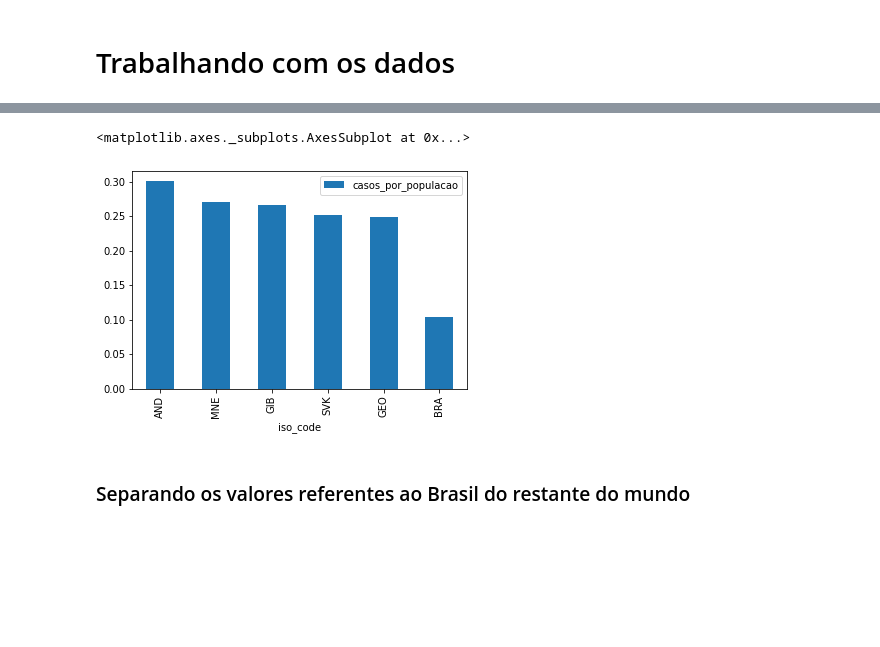
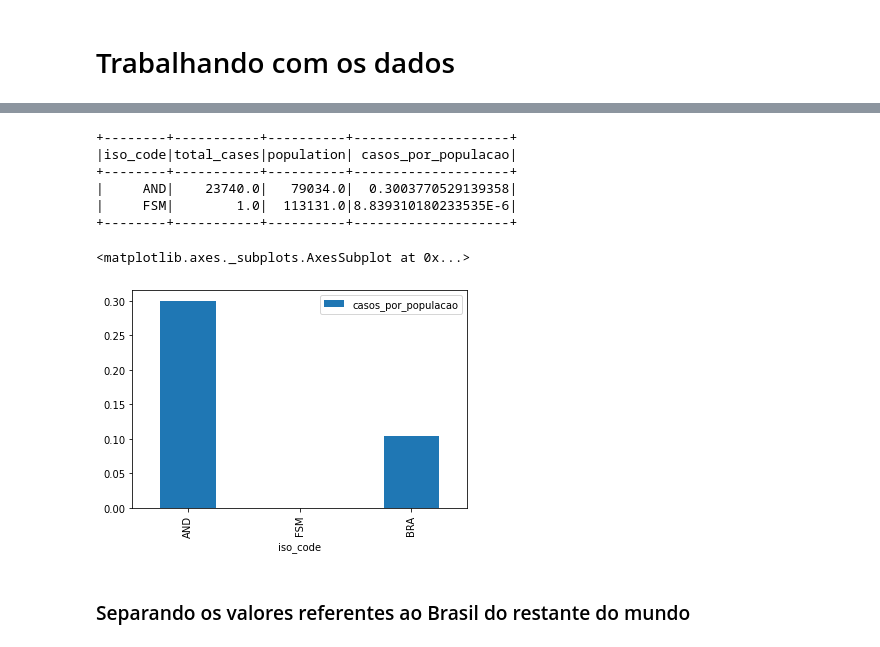
Before and after one commit to cgmoraes/Covid_Brasil, a Jupyter notebook: Projeto.ipynb, the cells around one changed output, grey strips where cells are left out. Cells and saved outputs as stored; diff of their text form; code cells hidden in the pictures; blank space fills up the shorter version.

```diff
--- a/Projeto.ipynb
+++ b/Projeto.ipynb
@@ -108,4 +111,4 @@ total_mundo.show()
 +--------+-----------+-----------+-------------------+
 only showing top 20 rows
 # %%
-total_mundo.na.drop()
+total_mundo = total_mundo.na.drop()
@@ -114,12 +115,26 @@ pd_total_mundo = total_mundo.toPandas()
+# %%
+indices = [total_mundo.first()] + total_mundo.tail(1)
+prim_ult = spark.createDataFrame(indices)
+prim_ult.show()
+# %% [output]
++--------+-----------+----------+--------------------+
+|iso_code|total_cases|population| casos_por_populacao|
++--------+-----------+----------+--------------------+
+|     AND|    23740.0|   79034.0|  0.3003770529139358|
+|     FSM|        1.0|  113131.0|8.839310180233535E-6|
++--------+-----------+----------+--------------------+
+# %%
+pd_prim_ult = prim_ult.toPandas()
+pd_total_mundo = total_mundo.toPandas()
 # %%
-top_5 = pd_total_mundo[:5]\
+pd_prim_ult = pd_prim_ult\
         .append(pd_total_mundo[pd_total_mundo['iso_code'] == 'BRA'],
                 ignore_index = True)
 # %%
-top_5.plot.bar(x='iso_code', y='casos_por_populacao')
+pd_prim_ult.plot.bar(x='iso_code', y='casos_por_populacao')
 # %% [output]
 <matplotlib.axes._subplots.AxesSubplot at 0x...>
-[figure, old version]
+[figure, new version]
 # %% [markdown]
 ### Separando os valores referentes ao Brasil do restante do mundo
 # %%
```
Also changed, not shown: parts of 5 cells of this notebook.
